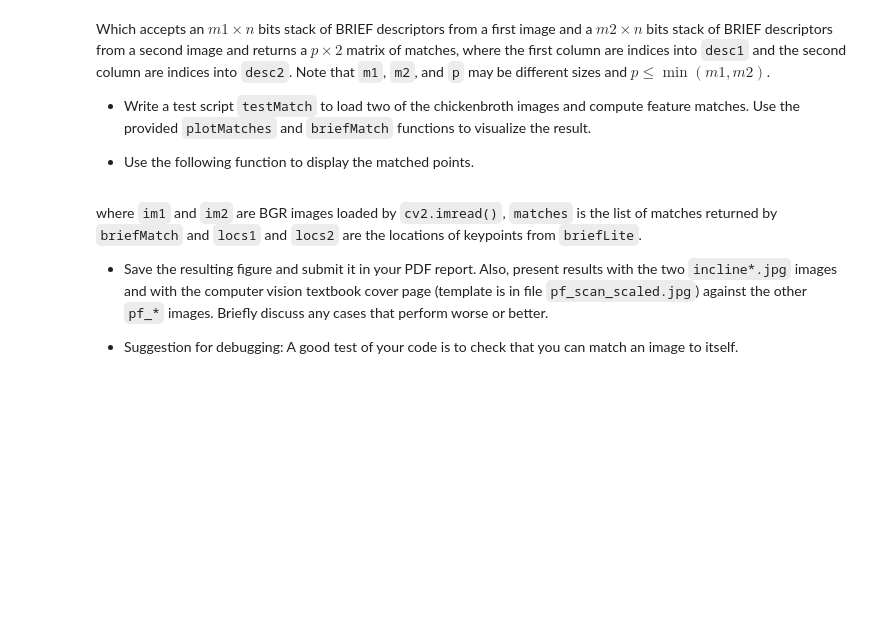
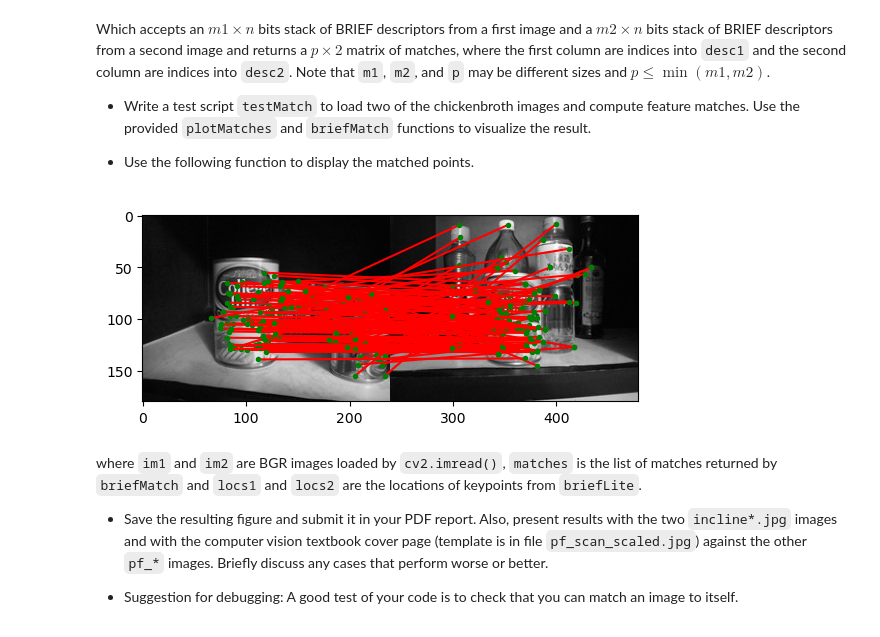
Before and after one commit to oronbar/046746---Algorithms-and-Applications-in-Computer-Vision, a Jupyter notebook: hw2_features_descriptors/code/ee046746_hw2_features.ipynb, the cells around one changed output. Drawn from its saved outputs; the diff is of its cells as text; code cells hidden in the pictures; blank space fills up the shorter version.

```diff
--- a/hw2_features_descriptors/code/ee046746_hw2_features.ipynb
+++ b/hw2_features_descriptors/code/ee046746_hw2_features.ipynb
@@ -417,9 +430,12 @@ The function returns `locs`, an $m \times 3$ matrix, where the first two columns
 # %% [markdown]
 #### 2.3  Putting it all Together
 * Write a function:
-# %%
-def briefLite(im):
-    """
-    Your code here
-    """
-    return locs, desc
+# %%
+def briefLite(im):
+    sigma0 = 1
+    k = np.sqrt(2)
+    levels = [-1, 0, 1, 2, 3, 4]
+    locsDoG, GaussianPyramid = DoGdetector(im=im, sigma0=sigma0, k=k, levels=levels)
+    scipy.io.loadmat('testPattern.mat')
+    locs,desc = computeBrief(im, GaussianPyramid, locsDoG, k, levels, compareX, compareY, patchWidth)
+    return locs, desc
@@ -464,7 +486,7 @@ Which accepts an $m1 \times n$ bits stack of BRIEF descriptors from a first imag
 * Use the following function to display the matched points.
 # %%
 def plotMatches(im1, im2, matches, locs1, locs2):
-    fig = plt.figure()
+    fig = plt.figure(figsize=(10,15))
     # draw two images side by side
     imH = max(im1.shape[0], im2.shape[0])
     im = np.zeros((imH, im1.shape[1]+im2.shape[1]), dtype='uint8')
@@ -480,6 +502,23 @@ def plotMatches(im1, im2, matches, locs1, locs2):
         plt.plot(x,y,'r')
         plt.plot(x,y,'g.')
     plt.show()
+# %%
+cb1 = cv2.imread('../data/chickenbroth_01.jpg')
+cb1_g = cv2.cvtColor(cb1, cv2.COLOR_BGR2GRAY)
+cb1_g = cb1_g / 255
+cb2 = cv2.imread('../data/chickenbroth_02.jpg')
+cb2_g = cv2.cvtColor(cb2, cv2.COLOR_BGR2GRAY)
+cb2_g = cb2_g / 255
+
+locs1, desc1 = briefLite(cb1_g)
+locs2, desc2 = briefLite(cb2_g)
+locs1 = np.array([locs1[:,1],locs1[:,0],locs1[:,2]]).T
+locs2 = np.array([locs2[:,1],locs2[:,0],locs2[:,2]]).T
+# %%
+matches = briefMatch(desc1, desc2)
+plotMatches(cb1, cb2, matches, locs1, locs2)
+# %% [output]
+[figure, added]
 # %% [markdown]
 where `im1` and `im2` are BGR images loaded by `cv2.imread()`, `matches` is the list of matches returned by `briefMatch` and `locs1` and `locs2` are the locations of keypoints from `briefLite`.
 
```
Also changed, not shown: parts of 7 cells of this notebook, 1 other file.
